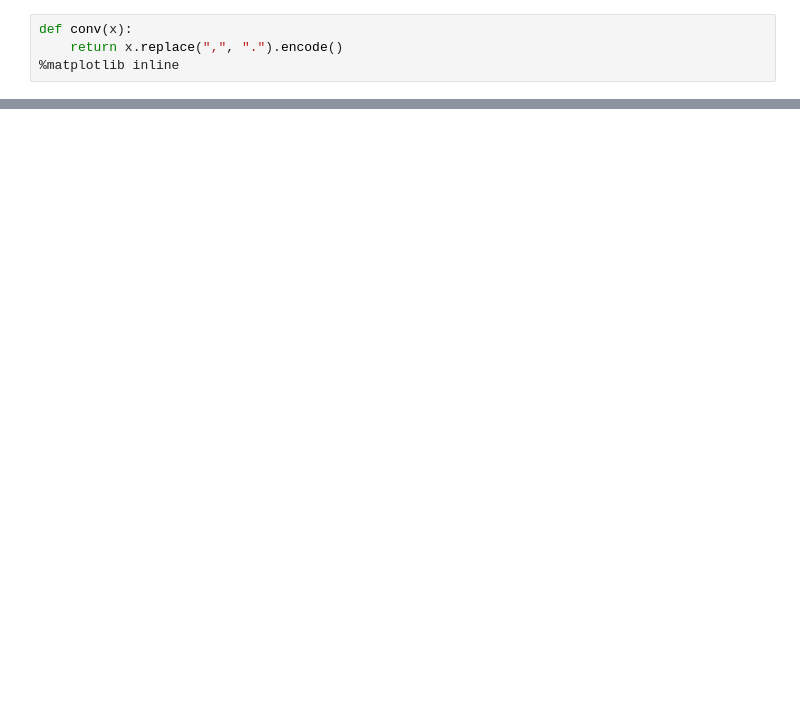
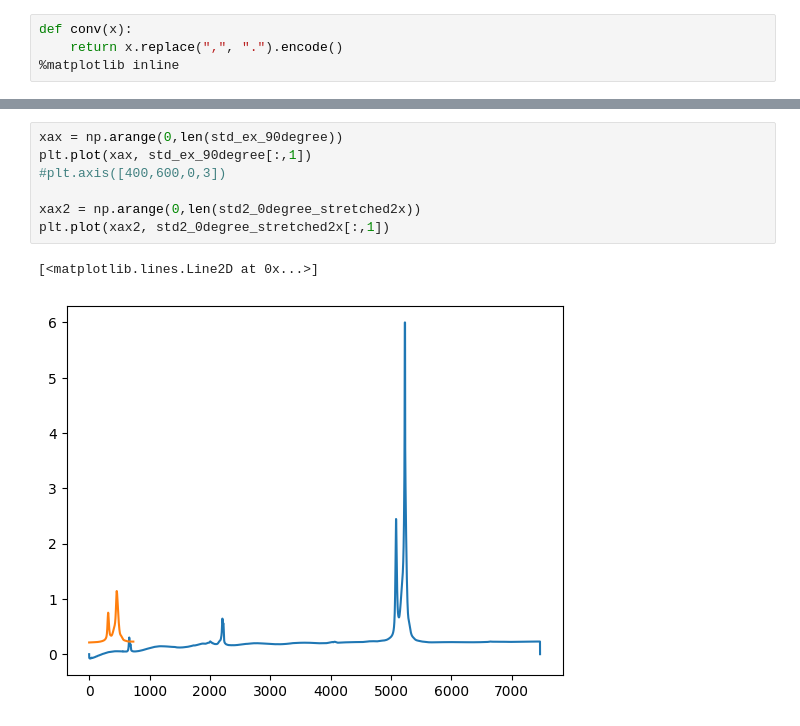
Before and after one commit to iLoveeMilkaa/M1-Lab, a Jupyter notebook: Aufgabe 2.ipynb, the cells around one changed output, grey strips where cells are left out. Saved outputs shown, nothing was run; the diff lists cells and outputs as text; blank space fills up the shorter version.

```diff
--- a/Aufgabe 2.ipynb
+++ b/Aufgabe 2.ipynb
@@ -50,0 +45,10 @@ plt.show()
+# %%
+xax = np.arange(0,len(std_ex_90degree))
+plt.plot(xax, std_ex_90degree[:,1])
+#plt.axis([400,600,0,3])
+
+xax2 = np.arange(0,len(std2_0degree_stretched2x))
+plt.plot(xax2, std2_0degree_stretched2x[:,1])
+# %% [output]
+[<matplotlib.lines.Line2D at 0x...>]
+[figure, added]
```
Also changed, not shown: parts of 9 cells of this notebook, 7 other files.
